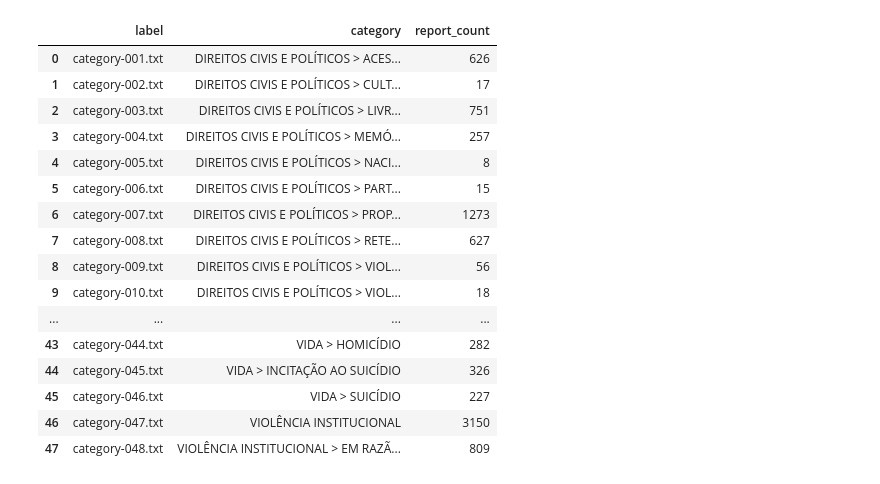
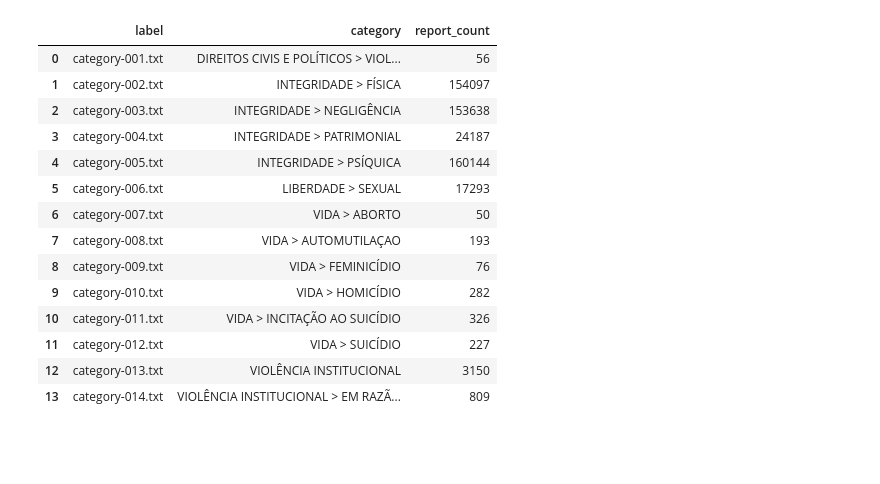
Before and after one commit to rckbrcls/data-mining, a Jupyter notebook: notebooks/01_damicore_abuse_categories.ipynb, the cells around one changed output. Cells and saved outputs as stored; diff of their text form; code cells hidden in the pictures; blank space fills up the shorter version.

```diff
--- a/notebooks/01_damicore_abuse_categories.ipynb
+++ b/notebooks/01_damicore_abuse_categories.ipynb
@@ -5,11 +17,17 @@ This minimal experiment represents each abuse category as one document made from
 # %%
 from pathlib import Path
+from io import StringIO
+from itertools import combinations
+from math import log10
 import os
 
 import matplotlib.pyplot as plt
+from matplotlib.colors import to_hex
+from matplotlib.patches import Patch
 import networkx as nx
 import pandas as pd
 import psycopg
+from Bio import Phylo
 from damicore import estimate, run
 from IPython.display import display
 
@@ -23,11 +41,13 @@ DATABASE_URL = os.getenv("DISQUE100_DATABASE_URL", "postgresql:///disque100")
 START_DATE = "2026-01-01"
 END_DATE = "2026-07-01"
 VICTIM_GENDER = "FEMININO"
+MIN_REPORT_COUNT = 50
+BIAS_WARNING_THRESHOLD = 0.70
 
 ARTIFACT_DIR = PROJECT_ROOT / "artifacts" / "damicore_abuse_categories_2026_h1"
 WORK_DIR = ARTIFACT_DIR / "work"
-CORPUS_DIR = WORK_DIR / "corpus"
-RUN_DIR = WORK_DIR / "run"
+CORPUS_DIR = WORK_DIR / "normalized-corpus"
+RUN_DIR = WORK_DIR / "normalized-run"
 RESULTS_DIR = ARTIFACT_DIR / "results"
 CORPUS_DIR.mkdir(parents=True, exist_ok=True)
 RESULTS_DIR.mkdir(parents=True, exist_ok=True)
@@ -118,37 +199,66 @@ Each file contains only context values and distinct-report counts. The category
 # %%
 for old_file in CORPUS_DIR.glob("*.txt"):
     old_file.unlink()
 
+profile_counts = context_counts.loc[
+    context_counts["category"].isin(included_categories)
+    & context_counts["dimension"].ne("report")
+].copy()
+vocabulary = (
+    profile_counts[["dimension", "value"]]
+    .drop_duplicates()
+    .sort_values(["dimension", "value"])
+)
+
+normalized_profiles = (
+    included_support[["category", "category_report_count"]]
+    .merge(vocabulary, how="cross")
+    .merge(profile_counts, on=["category", "dimension", "value"], how="left")
+    .sort_values(["category", "dimension", "value"])
+)
+assert normalized_profiles.groupby("category").size().nunique() == 1
+normalized_profiles["report_count"] = normalized_profiles["report_count"].fillna(0).astype(int)
+normalized_profiles["prevalence_bps"] = (
+    10_000 * normalized_profiles["report_count"]
+    / normalized_profiles["category_report_count"]
+).round().clip(0, 10_000).astype(int)
+
 category_rows = []
-for number, category in enumerate(sorted(context_counts["category"].unique()), start=1):
+for number, category in enumerate(sorted(included_categories), start=1):
     label = f"category-{number:03d}.txt"
-    rows = context_counts.loc[context_counts["category"] == category]
+    rows = normalized_profiles.loc[normalized_profiles["category"] == category]
     lines = [
-        f"{row.dimension}|{row.value}|{int(row.report_count)}"
+        f"{row.dimension}|{row.value}|{row.prevalence_bps:05d}"
         for row in rows.itertuples(index=False)
     ]
     (CORPUS_DIR / label).write_text("\n".join(lines) + "\n", encoding="utf-8")
-    support = int(rows.loc[rows["dimension"] == "report", "report_count"].iloc[0])
+    support = int(rows["category_report_count"].iloc[0])
     category_rows.append({"label": label, "category": category, "report_count": support})
 
 category_map = pd.DataFrame(category_rows)
-category_map.to_csv(WORK_DIR / "category-map.csv", index=False)
+category_map.to_csv(WORK_DIR / "normalized-category-map.csv", index=False)
+
+corpus_sizes = pd.Series(
+    {(path.name): path.stat().st_size for path in CORPUS_DIR.glob("*.txt")},
+    name="bytes",
+)
+assert corpus_sizes.nunique() == 1, "Normalized documents must have identical byte length."
 display(category_map)
+print(f"Context keys per category: {len(vocabulary)}")
+print(f"Bytes per normalized document: {int(corpus_sizes.iloc[0])}")
 # %% [output]
 |  | label | category | report_count |
-| 0 | category-001.txt | DIREITOS CIVIS E POLÍTICOS > ACES... | 626 |
-| 1 | category-002.txt | DIREITOS CIVIS E POLÍTICOS > CULT... | 17 |
-| 2 | category-003.txt | DIREITOS CIVIS E POLÍTICOS > LIVR... | 751 |
-| 3 | category-004.txt | DIREITOS CIVIS E POLÍTICOS > MEMÓ... | 257 |
-| 4 | category-005.txt | DIREITOS CIVIS E POLÍTICOS > NACI... | 8 |
-| 5 | category-006.txt | DIREITOS CIVIS E POLÍTICOS > PART... | 15 |
-| 6 | category-007.txt | DIREITOS CIVIS E POLÍTICOS > PROP... | 1273 |
-| 7 | category-008.txt | DIREITOS CIVIS E POLÍTICOS > RETE... | 627 |
-| 8 | category-009.txt | DIREITOS CIVIS E POLÍTICOS > VIOL... | 56 |
-| 9 | category-010.txt | DIREITOS CIVIS E POLÍTICOS > VIOL... | 18 |
-| ... | ... | ... | ... |
-| 43 | category-044.txt | VIDA > HOMICÍDIO | 282 |
-| 44 | category-045.txt | VIDA > INCITAÇÃO AO SUICÍDIO | 326 |
-| 45 | category-046.txt | VIDA > SUICÍDIO | 227 |
-| 46 | category-047.txt | VIOLÊNCIA INSTITUCIONAL | 3150 |
-| 47 | category-048.txt | VIOLÊNCIA INSTITUCIONAL > EM RAZÃ... | 809 |
+| 0 | category-001.txt | DIREITOS CIVIS E POLÍTICOS > VIOL... | 56 |
+| 1 | category-002.txt | INTEGRIDADE > FÍSICA | 154097 |
+| 2 | category-003.txt | INTEGRIDADE > NEGLIGÊNCIA | 153638 |
+| 3 | category-004.txt | INTEGRIDADE > PATRIMONIAL | 24187 |
+| 4 | category-005.txt | INTEGRIDADE > PSÍQUICA | 160144 |
+| 5 | category-006.txt | LIBERDADE > SEXUAL | 17293 |
+| 6 | category-007.txt | VIDA > ABORTO | 50 |
+| 7 | category-008.txt | VIDA > AUTOMUTILAÇAO | 193 |
+| 8 | category-009.txt | VIDA > FEMINICÍDIO | 76 |
+| 9 | category-010.txt | VIDA > HOMICÍDIO | 282 |
+| 10 | category-011.txt | VIDA > INCITAÇÃO AO SUICÍDIO | 326 |
+| 11 | category-012.txt | VIDA > SUICÍDIO | 227 |
+| 12 | category-013.txt | VIOLÊNCIA INSTITUCIONAL | 3150 |
+| 13 | category-014.txt | VIOLÊNCIA INSTITUCIONAL > EM RAZÃ... | 809 |
```
Also changed, not shown: parts of 16 cells of this notebook, 7 other files.
